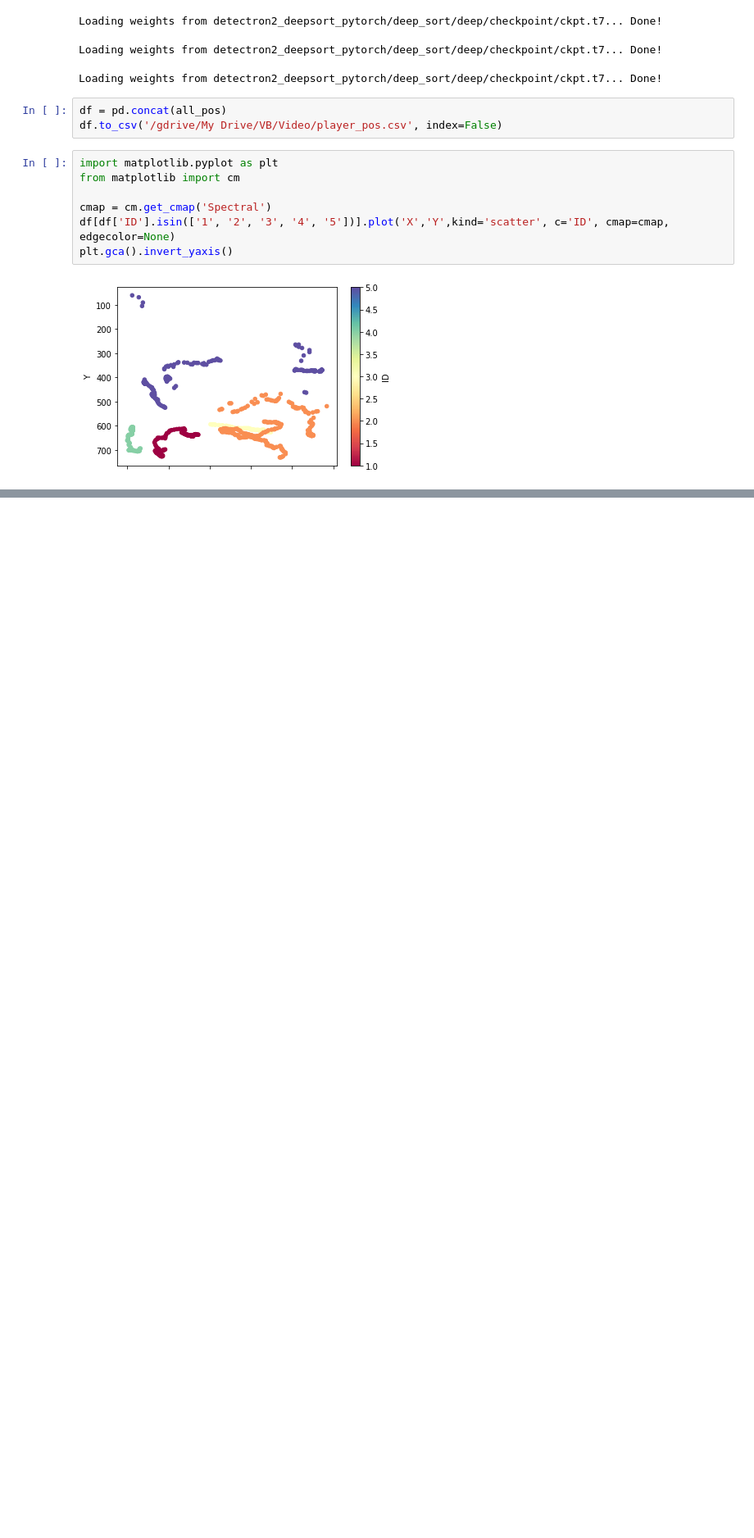
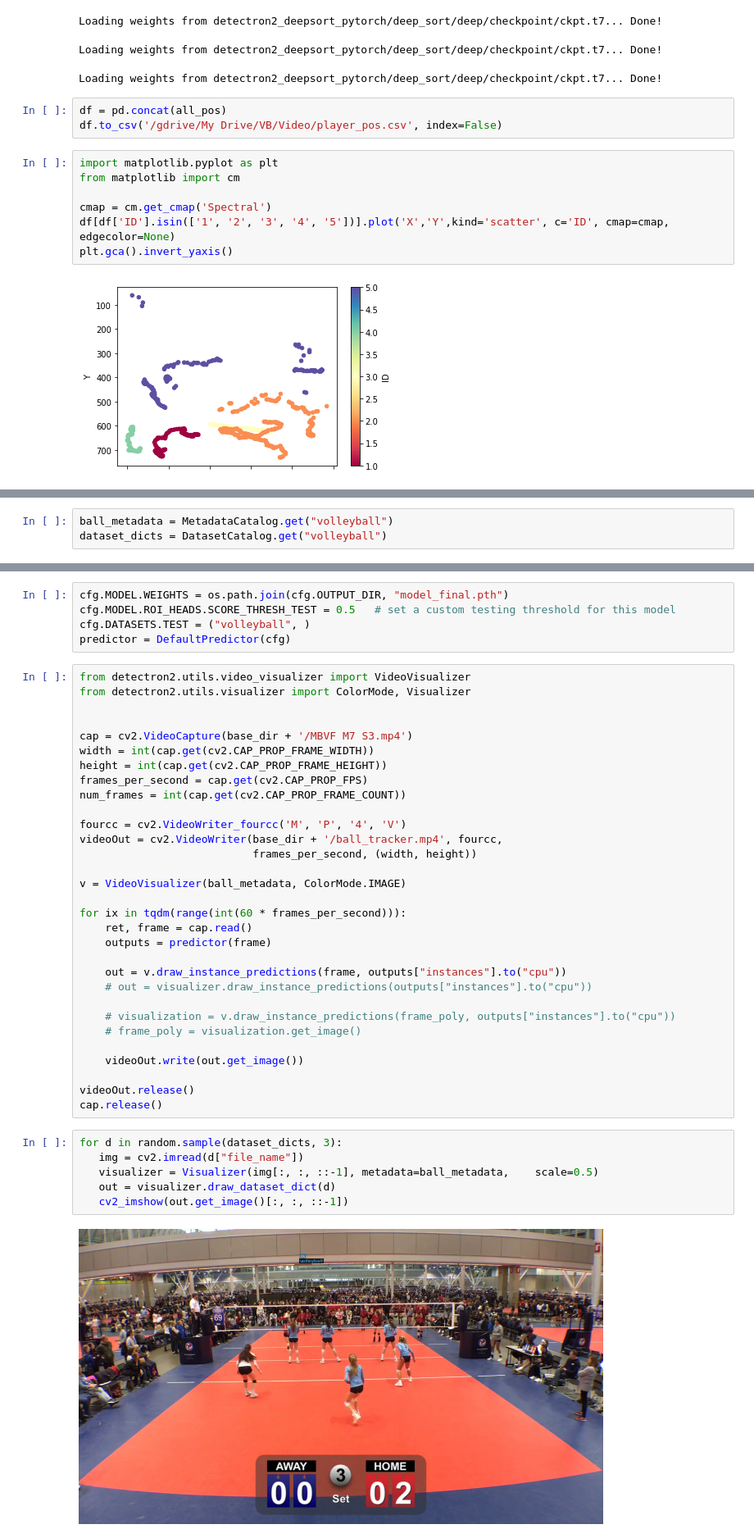
Before and after one commit to stevearonson/VB-Video-Tracking, a Jupyter notebook: Detectron2_with_DeepSort.ipynb, the cells around one changed output, grey strips where cells are left out. Shown at 82% size. Saved outputs shown, nothing was run; the diff lists cells and outputs as text; blank space fills up the shorter version.

```diff
--- a/Detectron2_with_DeepSort.ipynb
+++ b/Detectron2_with_DeepSort.ipynb
@@ -376,0 +381,3 @@ plt.gca().invert_yaxis()
+# %%
+ball_metadata = MetadataCatalog.get("volleyball")
+dataset_dicts = DatasetCatalog.get("volleyball")
@@ -376,0 +444,44 @@ plt.gca().invert_yaxis()
+# %%
+cfg.MODEL.WEIGHTS = os.path.join(cfg.OUTPUT_DIR, "model_final.pth")
+cfg.MODEL.ROI_HEADS.SCORE_THRESH_TEST = 0.5   # set a custom testing threshold for this model
+cfg.DATASETS.TEST = ("volleyball", )
+predictor = DefaultPredictor(cfg)
+# %%
+from detectron2.utils.video_visualizer import VideoVisualizer
+from detectron2.utils.visualizer import ColorMode, Visualizer
+
+
+cap = cv2.VideoCapture(base_dir + '/MBVF M7 S3.mp4')
+width = int(cap.get(cv2.CAP_PROP_FRAME_WIDTH))
+height = int(cap.get(cv2.CAP_PROP_FRAME_HEIGHT))
+frames_per_second = cap.get(cv2.CAP_PROP_FPS)
+num_frames = int(cap.get(cv2.CAP_PROP_FRAME_COUNT))
+
+fourcc = cv2.VideoWriter_fourcc('M', 'P', '4', 'V')
+videoOut = cv2.VideoWriter(base_dir + '/ball_tracker.mp4', fourcc,
+                           frames_per_second, (width, height))
+
+v = VideoVisualizer(ball_metadata, ColorMode.IMAGE)
+
+for ix in tqdm(range(int(60 * frames_per_second))):
+    ret, frame = cap.read()
+    outputs = predictor(frame)
+
+    out = v.draw_instance_predictions(frame, outputs["instances"].to("cpu"))
+    # out = visualizer.draw_instance_predictions(outputs["instances"].to("cpu"))
+
+    # visualization = v.draw_instance_predictions(frame_poly, outputs["instances"].to("cpu"))
+    # frame_poly = visualization.get_image()
+
+    videoOut.write(out.get_image())
+
+videoOut.release()
+cap.release()
+# %%
+for d in random.sample(dataset_dicts, 3):
+   img = cv2.imread(d["file_name"])
+   visualizer = Visualizer(img[:, :, ::-1], metadata=ball_metadata,    scale=0.5)
+   out = visualizer.draw_dataset_dict(d)
+   cv2_imshow(out.get_image()[:, :, ::-1])
+# %% [output]
+[figure, added]
```
Also changed, not shown: parts of 9 cells of this notebook.
